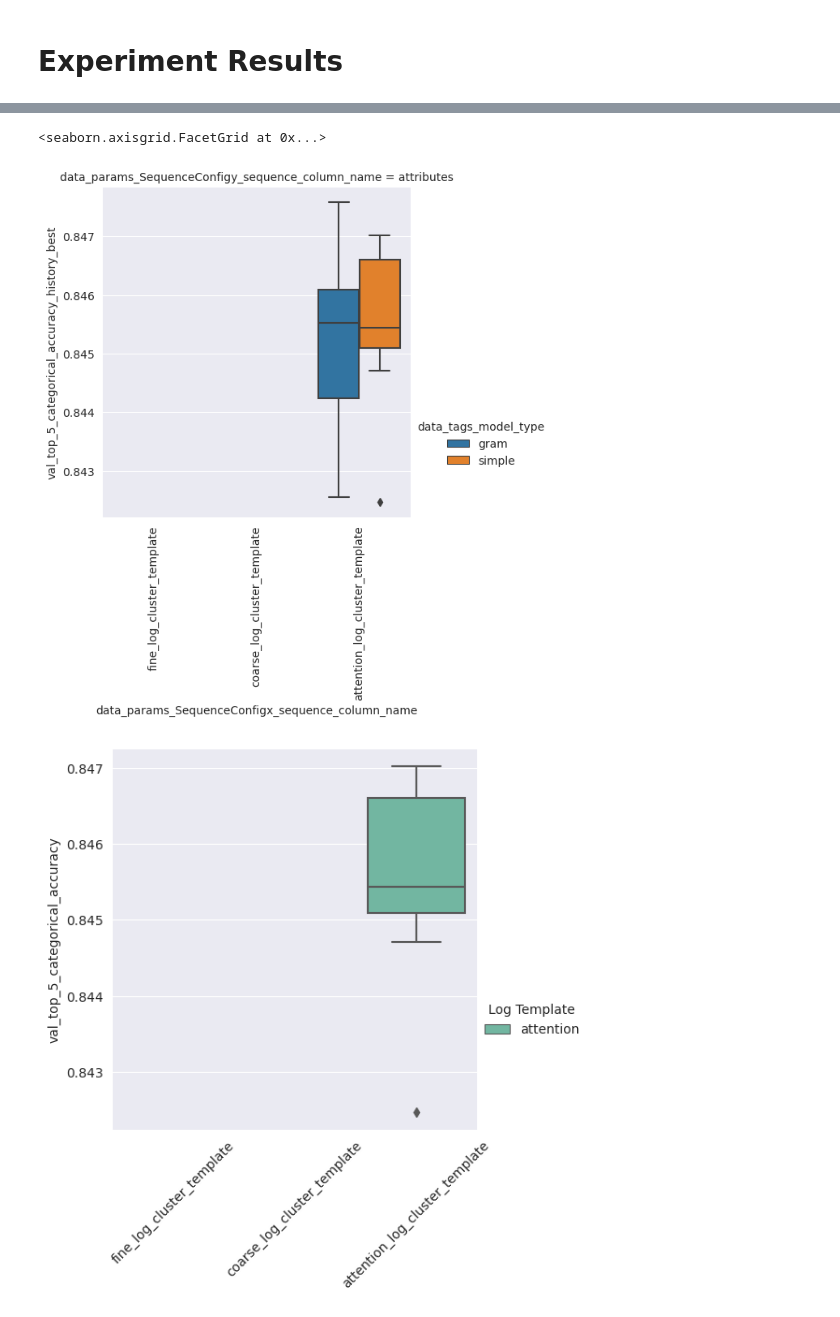
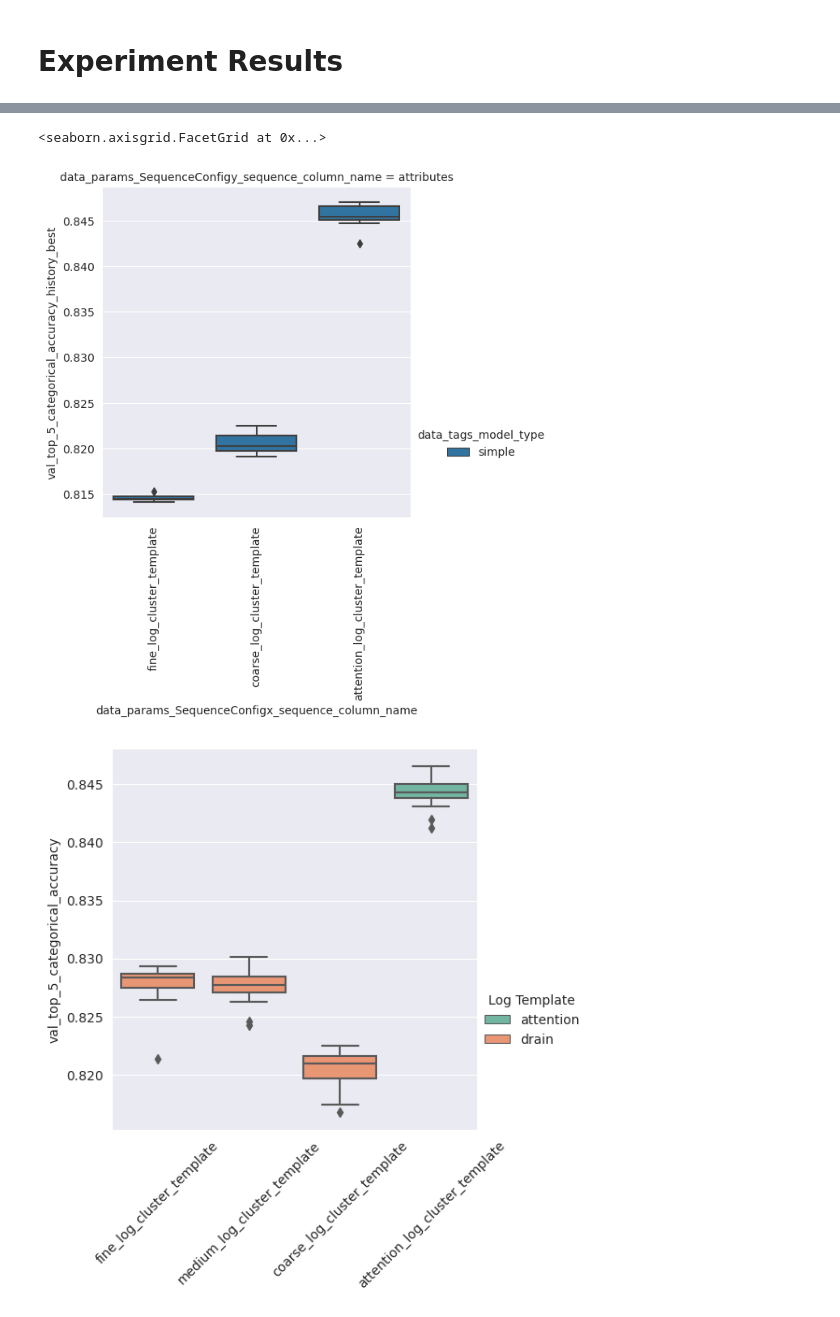
Before and after one commit to DerDoni/Domain-Guided-Monitoring, a Jupyter notebook: notebooks/drain_hierarchy.ipynb, the cells around one changed output, grey strips where cells are left out. Drawn from its saved outputs; the diff is of its cells as text; code cells hidden in the pictures.

```diff
--- a/notebooks/drain_hierarchy.ipynb
+++ b/notebooks/drain_hierarchy.ipynb
@@ -26,11 +26,11 @@ Queried 103 runs from MLFlow for huawei_logs
 # %%
 huawei_df = mlflow_helper.huawei_run_df(
-    valid_x_columns=["fine_log_cluster_template", "coarse_log_cluster_template", ""],
+    valid_x_columns=["fine_log_cluster_template", "coarse_log_cluster_template", "", "medium_log_cluster_template"],
     valid_y_columns=["attributes", "coarse_log_cluster_template"],
     include_drain_hierarchy=True,
 )
 huawei_df = huawei_df[
-    huawei_df["data_params_ModelConfigbase_feature_embeddings_trainable"].astype(str) == "True"
+    huawei_df["data_params_ModelConfigbase_feature_embeddings_trainable"].astype(str) == "False"
 ]
 
 huawei_df.groupby(by=[
@@ -317,7 +333,7 @@ sns.catplot(
     data=df[
         (df["data_params_SequenceConfigx_sequence_column_name"].apply(lambda x: x != "log_cluster_template"))
         & (df["data_params_SequenceConfigy_sequence_column_name"].apply(lambda x: x == "attributes"))
-      #  & (df["data_tags_model_type"].apply(lambda x: x == "simple"))
+        & (df["data_tags_model_type"].apply(lambda x: x == "simple"))
     ],
     hue="data_tags_model_type",
     x="data_params_SequenceConfigx_sequence_column_name",
@@ -329,32 +345,33 @@ sns.catplot(
 ).set_xticklabels(rotation=90)
 # %% [output]
 <seaborn.axisgrid.FacetGrid at 0x...>
-[figure, old version]
+[figure, new version]
 # %%
 df = huawei_metrics_df.copy()
 df["data_params_SequenceConfigx_sequence_column_name"] = df["data_params_SequenceConfigx_sequence_column_name"].apply(lambda x: {
     "": "attention_log_cluster_template"
 }.get(x, x))
 df["Log Template"] = df["data_params_SequenceConfigx_sequence_column_name"].apply(lambda x: "attention" if "attention" in x else "drain")
 g = sns.catplot(
     data=df[
         df["data_params_SequenceConfigy_sequence_column_name"].apply(lambda x: x == "attributes")
         & df["data_tags_model_type"].apply(lambda x: x == "simple")
-        &  df["data_params_ModelConfigbase_hidden_embeddings_trainable"].apply(lambda x: x == "True")
+        &  df["data_params_ModelConfigbase_hidden_embeddings_trainable"].apply(lambda x: x == "False")
+        & df["data_params_HuaweiPreprocessorConfigremove_dates_from_payload"].apply(lambda x: x == "True")
     ],
     hue="Log Template",
     x="data_params_SequenceConfigx_sequence_column_name",
     y="val_top_5_categorical_accuracy_history_best",
     row="data_params_SequenceConfigy_sequence_column_name",
-    order=["fine_log_cluster_template", "coarse_log_cluster_template", "attention_log_cluster_template"],
+    order=["fine_log_cluster_template", "medium_log_cluster_template", "coarse_log_cluster_template",  "attention_log_cluster_template"],
     kind="box",
     palette="Set2",
     dodge=False,
 ).set_xticklabels(rotation=45).set_titles("").set_axis_labels('', "val_top_5_categorical_accuracy")
 plt.savefig("drain_results.png", dpi=100, bbox_inches="tight")
 plt.show()
 # %% [output]
-[figure, old version]
+[figure, new version]
 # %%
 huw = pd.read_pickle("../data/sequences_df.pkl")
 huw
```
Also changed, not shown: parts of 4 cells of this notebook, 1 other file.
